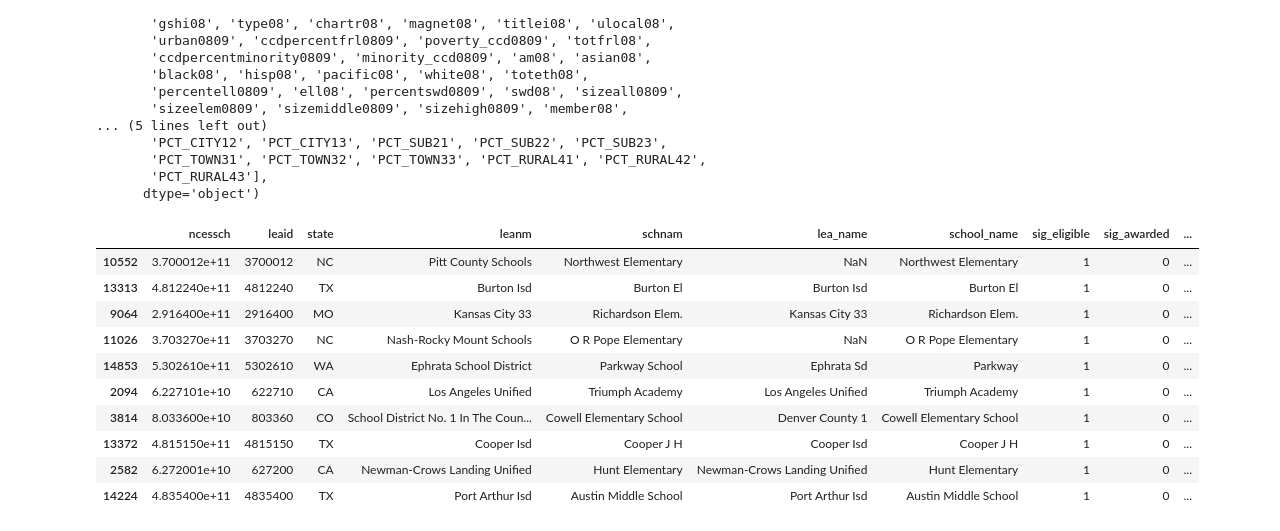
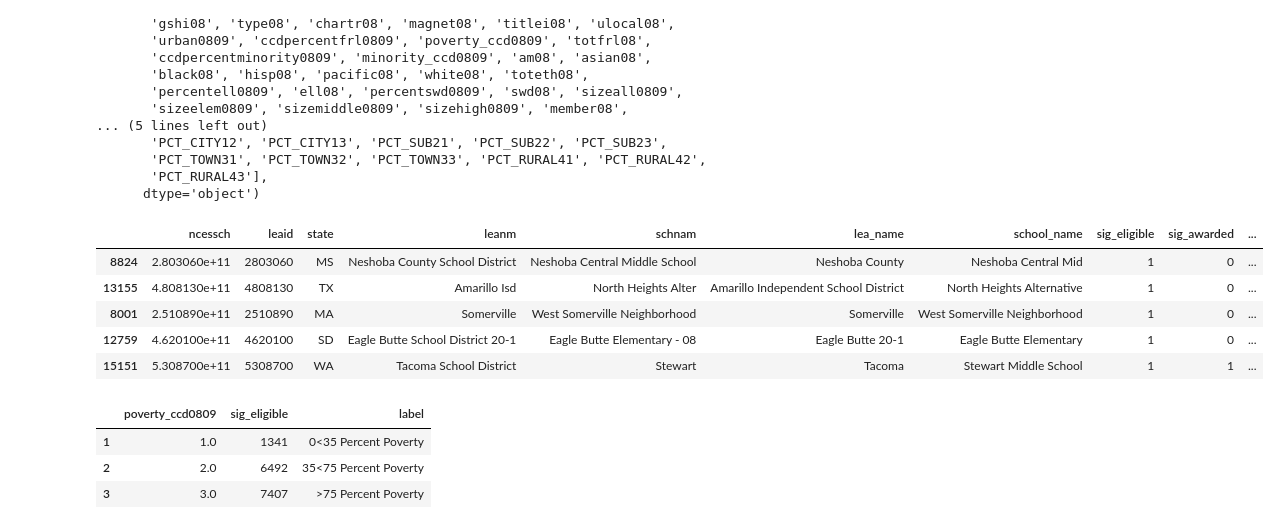
Before and after one commit to c7blackjack/School_Funding_Assistant_Project, a Jupyter notebook: Code-Library/Data Preparation.ipynb, the cells around one changed output. Saved outputs shown, nothing was run; the diff lists cells and outputs as text; code cells hidden in the pictures.

```diff
--- a/Code-Library/Data Preparation.ipynb
+++ b/Code-Library/Data Preparation.ipynb
@@ -71,16 +67,11 @@ Index(['ncessch', 'leaid', 'state', 'leanm', 'schnam', 'lea_name',
 # %%
 pd.options.display.max_columns = None
 # %%
-sig_data2.sample(10)
+sig_data2.sample(5)
 # %% [output]
 |  | ncessch | leaid | state | leanm | schnam | lea_name | school_name | sig_eligible | sig_awarded | ... |
-| 10552 | 3.700012e+11 | 3700012 | NC | Pitt County Schools | Northwest Elementary | NaN | Northwest Elementary | 1 | 0 | ... |
-| 13313 | 4.812240e+11 | 4812240 | TX | Burton Isd | Burton El | Burton Isd | Burton El | 1 | 0 | ... |
-| 9064 | 2.916400e+11 | 2916400 | MO | Kansas City 33 | Richardson Elem. | Kansas City 33 | Richardson Elem. | 1 | 0 | ... |
-| 11026 | 3.703270e+11 | 3703270 | NC | Nash-Rocky Mount Schools | O R Pope Elementary | NaN | O R Pope Elementary | 1 | 0 | ... |
-| 14853 | 5.302610e+11 | 5302610 | WA | Ephrata School District | Parkway School | Ephrata Sd | Parkway | 1 | 0 | ... |
-| 2094 | 6.227101e+10 | 622710 | CA | Los Angeles Unified | Triumph Academy | Los Angeles Unified | Triumph Academy | 1 | 0 | ... |
-| 3814 | 8.033600e+10 | 803360 | CO | School District No. 1 In The Coun... | Cowell Elementary School | Denver County 1 | Cowell Elementary School | 1 | 0 | ... |
-| 13372 | 4.815150e+11 | 4815150 | TX | Cooper Isd | Cooper J H | Cooper Isd | Cooper J H | 1 | 0 | ... |
-| 2582 | 6.272001e+10 | 627200 | CA | Newman-Crows Landing Unified | Hunt Elementary | Newman-Crows Landing Unified | Hunt Elementary | 1 | 0 | ... |
-| 14224 | 4.835400e+11 | 4835400 | TX | Port Arthur Isd | Austin Middle School | Port Arthur Isd | Austin Middle School | 1 | 0 | ... |
+| 8824 | 2.803060e+11 | 2803060 | MS | Neshoba County School District | Neshoba Central Middle School | Neshoba County | Neshoba Central Mid | 1 | 0 | ... |
+| 13155 | 4.808130e+11 | 4808130 | TX | Amarillo Isd | North Heights Alter | Amarillo Independent School District | North Heights Alternative | 1 | 0 | ... |
+| 8001 | 2.510890e+11 | 2510890 | MA | Somerville | West Somerville Neighborhood | Somerville | West Somerville Neighborhood | 1 | 0 | ... |
+| 12759 | 4.620100e+11 | 4620100 | SD | Eagle Butte School District 20-1 | Eagle Butte Elementary - 08 | Eagle Butte 20-1 | Eagle Butte Elementary | 1 | 0 | ... |
+| 15151 | 5.308700e+11 | 5308700 | WA | Tacoma School District | Stewart | Tacoma | Stewart Middle School | 1 | 1 | ... |
@@ -86,0 +109,7 @@ sig_data2.sample(10)
+# %%
+poverty_eligible_df
+# %% [output]
+|  | poverty_ccd0809 | sig_eligible | label |
+| 1 | 1.0 | 1341 | 0<35 Percent Poverty |
+| 2 | 2.0 | 6492 | 35<75 Percent Poverty |
+| 3 | 3.0 | 7407 | >75 Percent Poverty |
```
Also changed, not shown: parts of 27 cells of this notebook.
